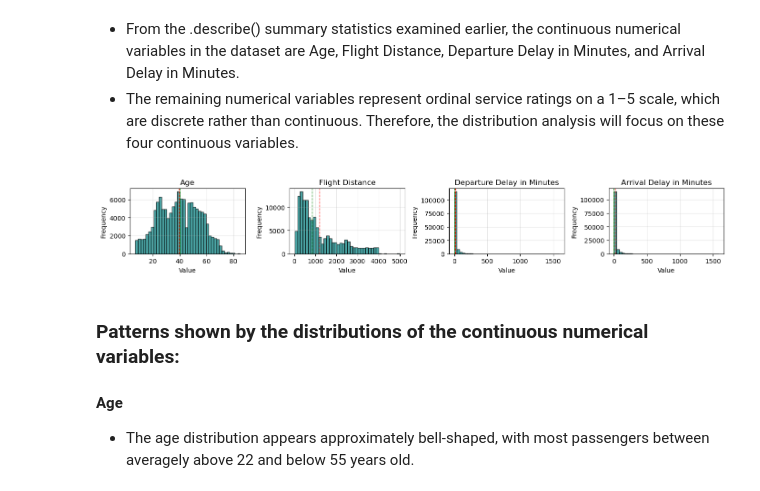
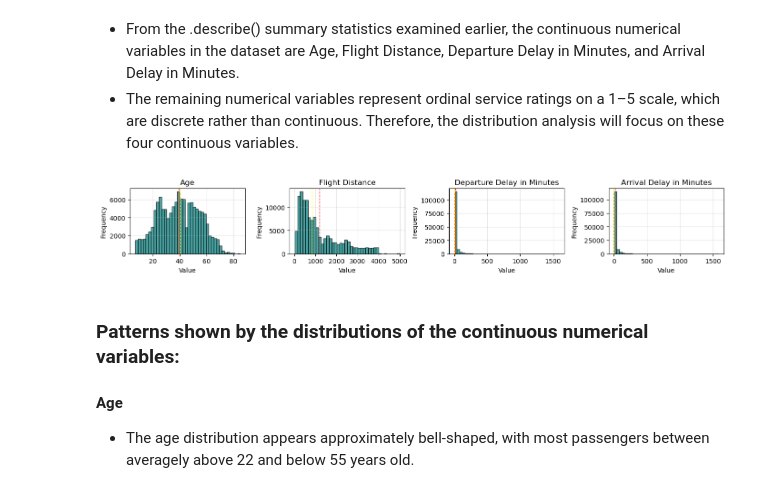
Before and after one commit to JuneHenia/Airline-Satisfaction-Prediction, a Jupyter notebook: Final project ML.ipynb, the cells around one changed output. Drawn from its saved outputs; the diff is of its cells as text; code cells hidden in the pictures.

```diff
--- a/Final project ML.ipynb
+++ b/Final project ML.ipynb
@@ -294,28 +294,28 @@ plt.show()
 # %%
 # numerical features only
 
 features = ['Age', 'Flight Distance', 'Departure Delay in Minutes', 'Arrival Delay in Minutes']
 plt.figure(figsize = (14,10))
 
 for i, feat in enumerate(features):
     plt.subplot(5,4,i+1)
 
     data = airline_df[feat]
 
     plt.hist(data, bins=40, color = 'teal', edgecolor = 'black', alpha = 0.7)
 
     plt.axvline(data.mean(), color = 'red', linestyle = '--', linewidth = 1, label = 'Mean')
-    plt.axvline(data.median(), color = 'green', linestyle = '--', linewidth = 1, label = 'Median')
+    plt.axvline(data.median(), color = 'yellow', linestyle = '--', linewidth = 1, label = 'Median')
 
     plt.title(feat)
     plt.xlabel("Value")
     plt.ylabel("Frequency")
     plt.grid(alpha = 0.3)
 
 plt.tight_layout()
 plt.show()
 # %% [output]
-[figure, old version]
+[figure, new version]
 # %% [markdown]
 ### Patterns shown by the distributions of the continuous numerical variables:
 #### Age
```
Also changed, not shown: parts of 3 cells of this notebook.
